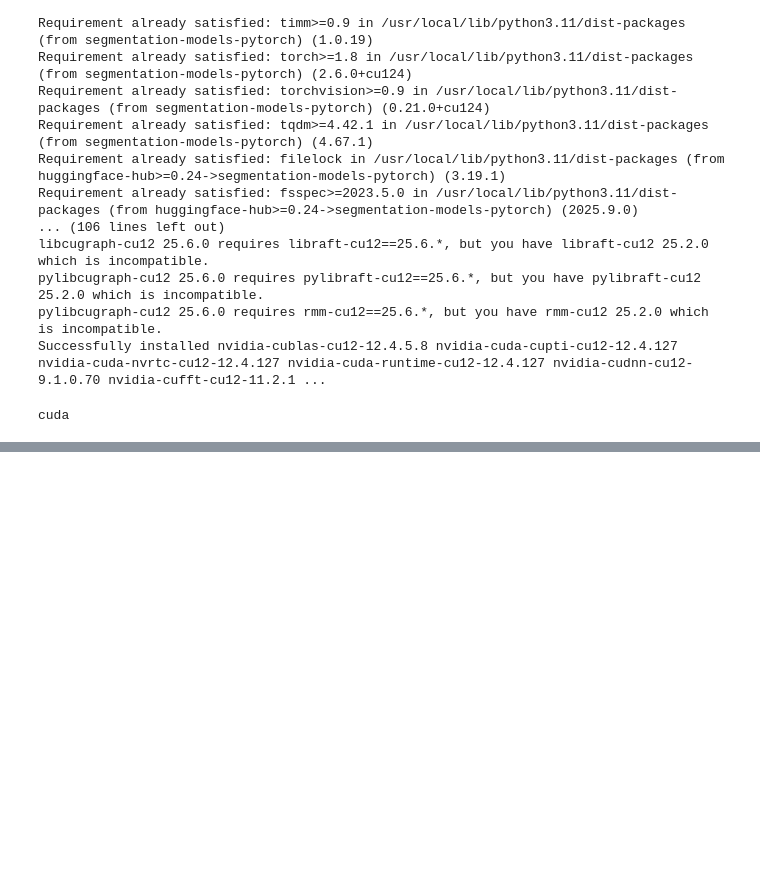
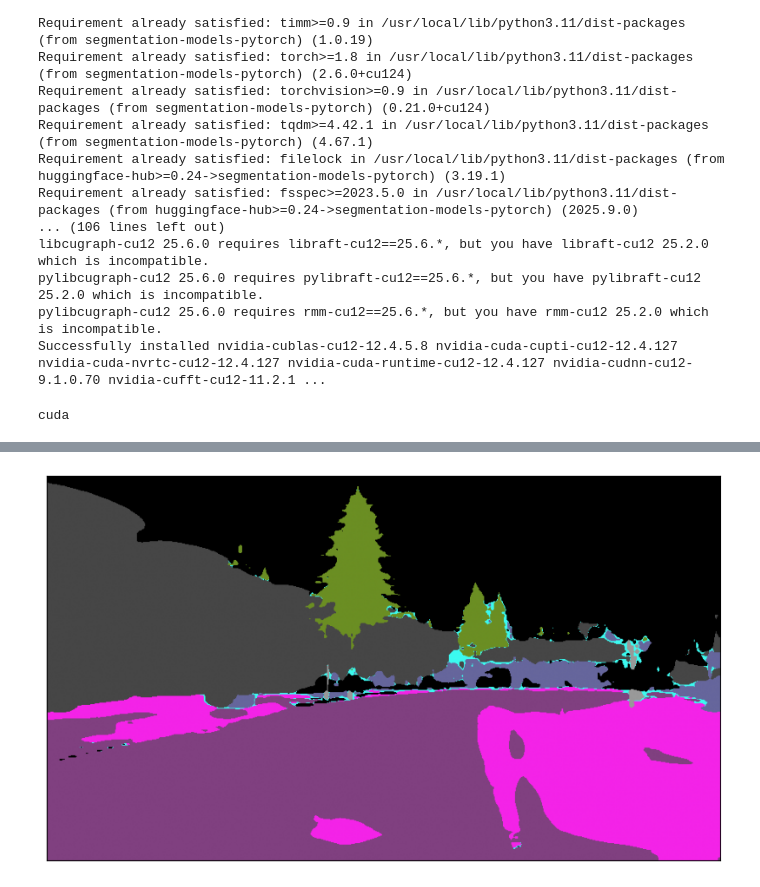
Before and after one commit to TechRufy/ML4CV_Project, a Jupyter notebook: main.ipynb, the cells around one changed output, grey strips where cells are left out. Drawn from its saved outputs; the diff is of its cells as text; code cells hidden in the pictures; blank space fills up the shorter version.

```diff
--- a/main.ipynb
+++ b/main.ipynb
@@ -590,6 +568,6 @@ for batch in test_dl:
 # %%
 def MMSP(probability_map):
-    MMSP_map = 1 - np.max(probability_map,axis=3)
+    MMSP_map = 1 - torch.max(probability_map, dim=3)[0]
     return MMSP_map
 # %%
 def Probability_EDS(pixel_feature):
@@ -629,2 +612,37 @@ with torch.no_grad():
+# %%
+def Anomaly_probability(MMSP_map, P_EDS_map, gamma, beta):
+
+    alpha = 1 / (1 + torch.exp(-beta * (P_EDS_map - gamma)))
+
+    Anomaly_p = alpha * P_EDS_map + (1 - alpha) * MMSP_map
+    return Anomaly_p
+
+def Final_map(logits, lambda_value, gamma, beta):
+
+    probability_vector = get_probability(logits, Prototype, device)
+    vector_mmsp = MMSP(probability_vector)
+    vector_eds = Probability_EDS(logits)
+    Anomaly_map = Anomaly_probability(vector_mmsp, vector_eds, gamma, beta) # (B, H, W)
+    segmentation_map = torch.argmax(probability_vector, dim=3) # (B, H, W)
+    ood_label = 13
+    final_map = torch.where(Anomaly_map <= lambda_value, segmentation_map, torch.full_like(segmentation_map, ood_label))
+
+    return final_map.cpu().numpy() # Restituisce come NumPy array se preferisci
+# %%
+lambda_value = 0.5
+with torch.no_grad():
+    for batch in test_dl:
+
+        imgs = batch['image'].to(device)
+        labels = batch['labels'].to(device)
+
+        fig, axs = plt.subplots(1, 1, figsize=(10, 12))
+        idx = 2
+
+        visualize_annotation(Final_map(logits,lambda_value,0.5,20)[2], axs)
+
+        break
+# %% [output]
+[figure, added]
 # %%
 torch.cuda.memory._dump_snapshot("my_snapshot.pickle")
```
Also changed, not shown: parts of 16 cells of this notebook.
